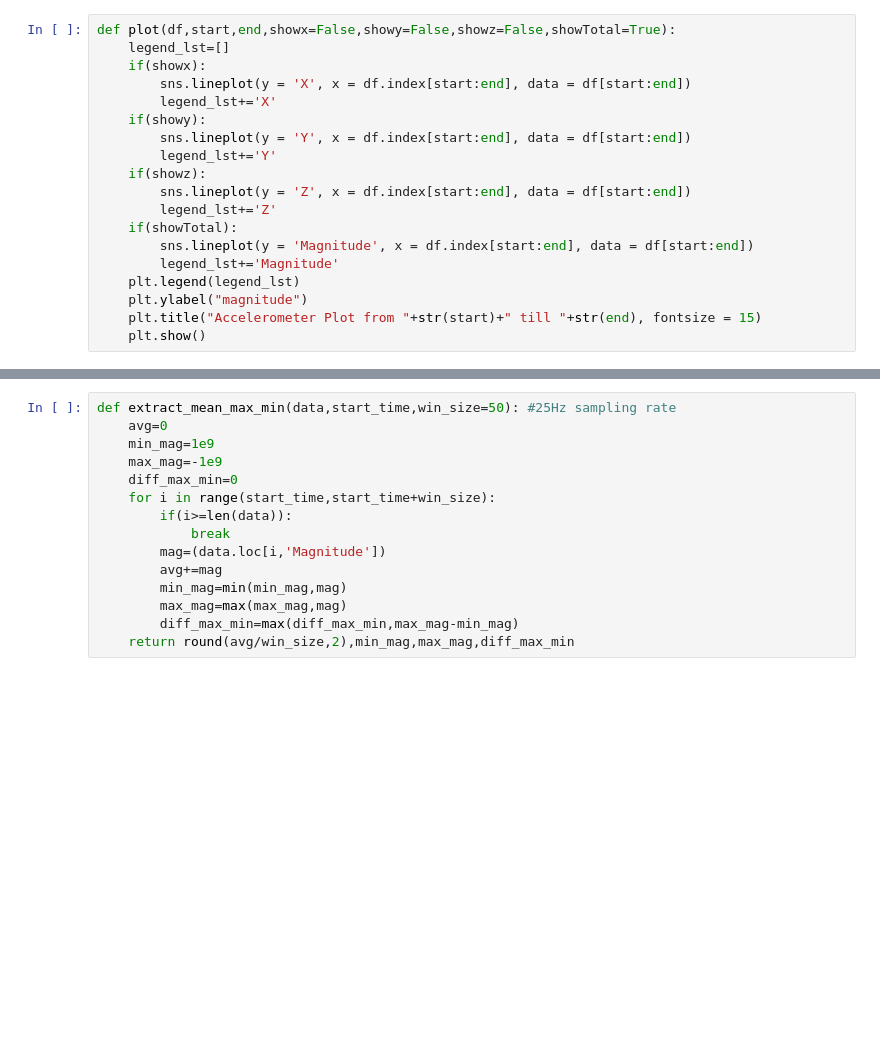
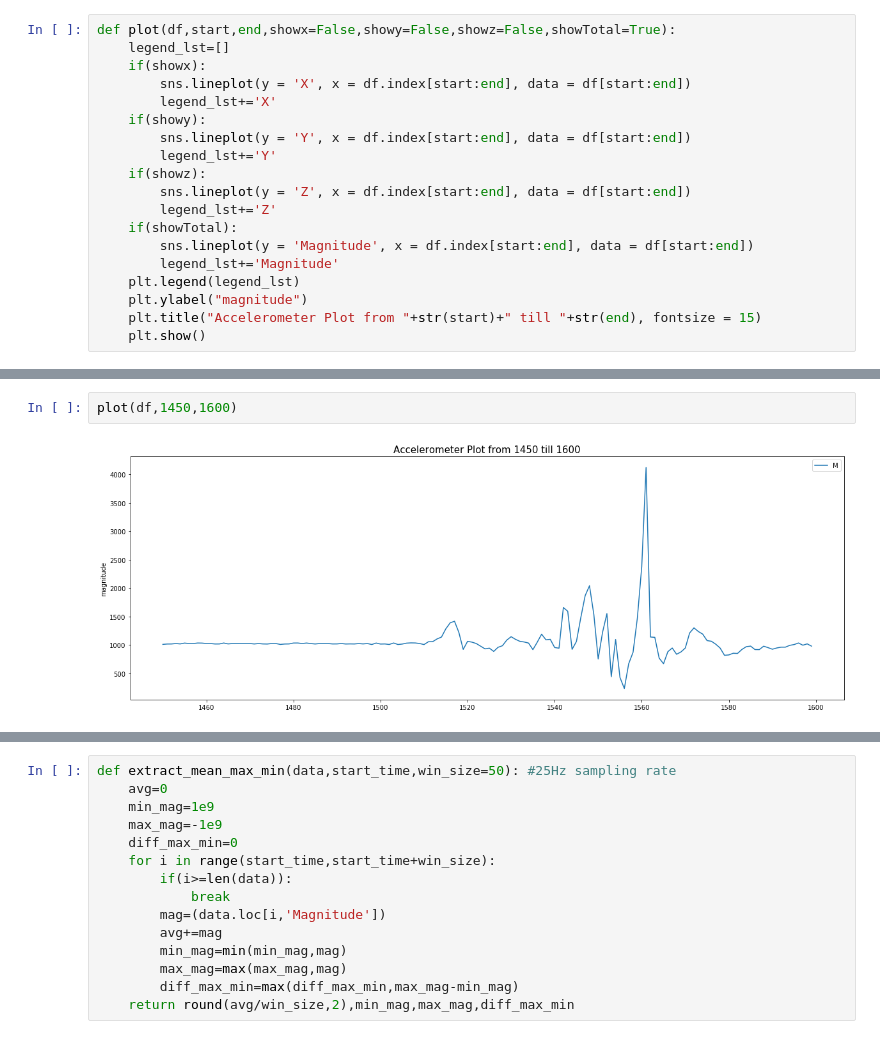
Before and after one commit to mohit-bags/Fall-Detection-using-Accelerometer, a Jupyter notebook: Fall_Detection_abstract.ipynb, the cells around one changed output, grey strips where cells are left out. Saved outputs shown, nothing was run; the diff lists cells and outputs as text; blank space fills up the shorter version.

```diff
--- a/Fall_Detection_abstract.ipynb
+++ b/Fall_Detection_abstract.ipynb
@@ -55,0 +81,4 @@ plot(df,0,df.index[-1])
+# %%
+plot(df,1450,1600)
+# %% [output]
+[figure, added]
```
Also changed, not shown: parts of 13 cells of this notebook, 10 other files.
